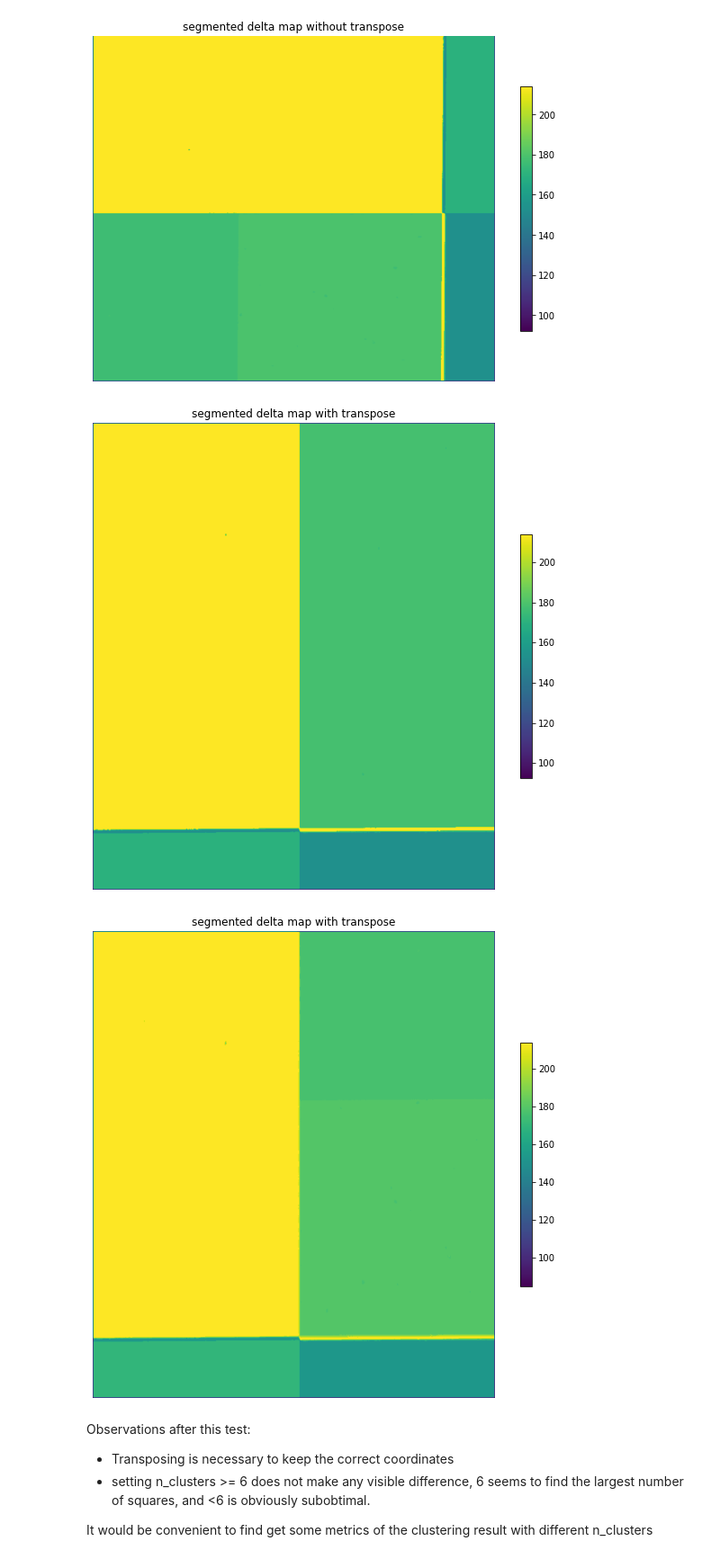
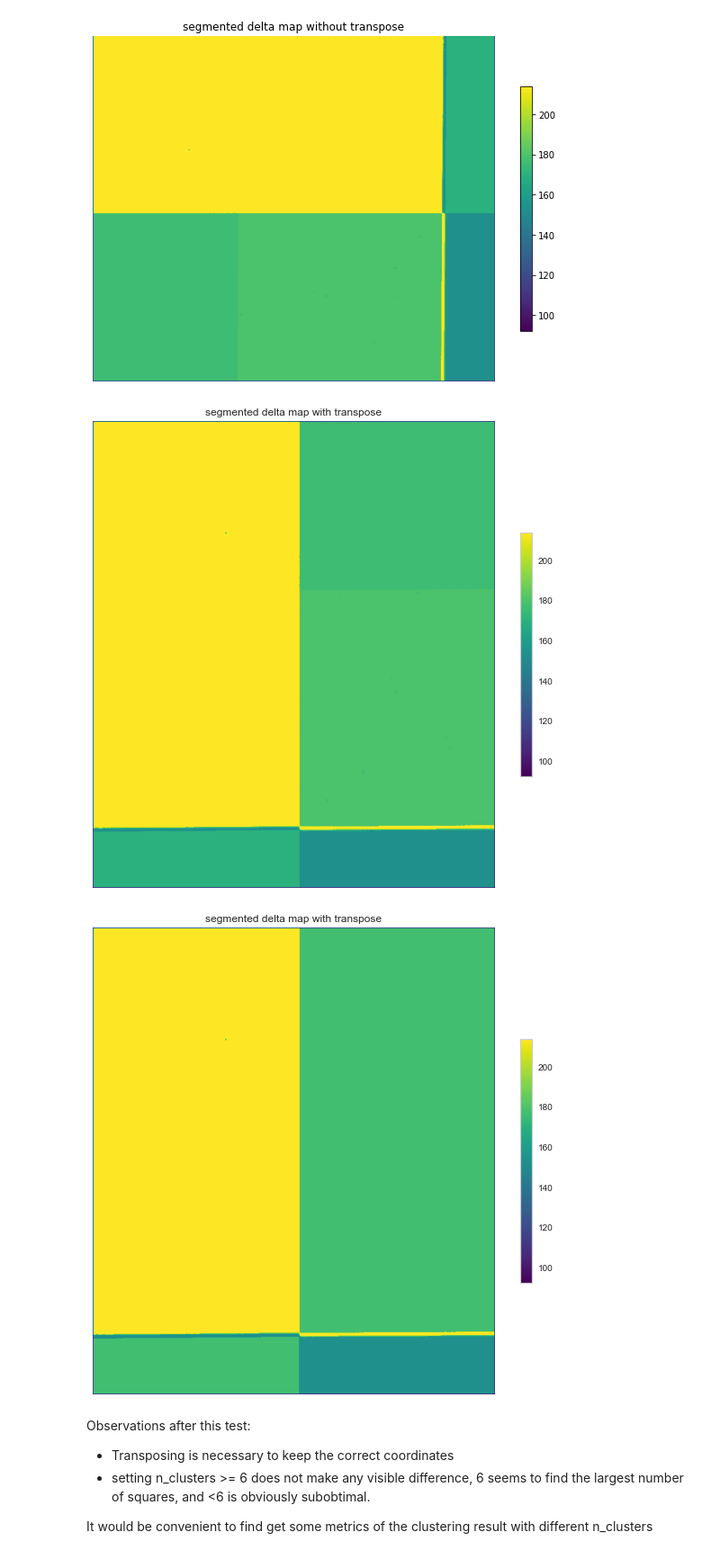
Before and after one commit to AnGodel/TFM_Image_segmentation_ellipsometric_maps, a Jupyter notebook: cluster segmentation in one map.ipynb, the cells around one changed output. Shown: that part at 90% size. Cells and saved outputs as stored; diff of their text form; code cells hidden in the pictures.

```diff
--- a/cluster segmentation in one map.ipynb
+++ b/cluster segmentation in one map.ipynb
@@ -114,15 +111,15 @@ mp.plot_image_withCbar(delta_segmented, 'segmented delta map without transpose')
 # %% [output]
 [figure]
 # %%
-delta_T_segmented = mp.clusterKMeans_singlemap(deltaTransposed)
+delta_T_segmented = mp.clusterKMeans_singlemap(deltaTransposed, 6)
 mp.plot_image_withCbar(delta_T_segmented, 'segmented delta map with transpose');
 # %% [output]
-[figure, old version]
+[figure, new version]
 # %%
-delta_T_segmented = mp.clusterKMeans_singlemap(deltaTransposed, 9)
+delta_T_segmented = mp.clusterKMeans_singlemap(deltaTransposed, 4)
 mp.plot_image_withCbar(delta_T_segmented, 'segmented delta map with transpose');
 # %% [output]
-[figure, old version]
+[figure, new version]
 # %% [markdown]
 Observations after this test:
 
```
Also changed, not shown: parts of 15 cells of this notebook, 1 other file.
